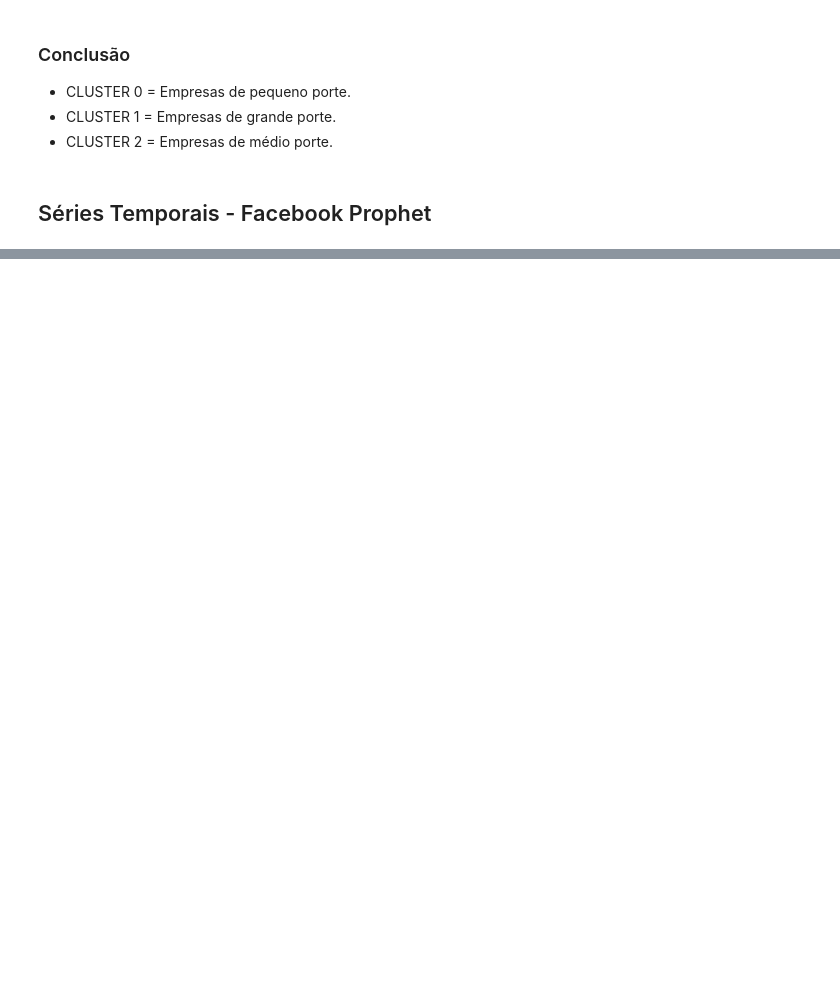
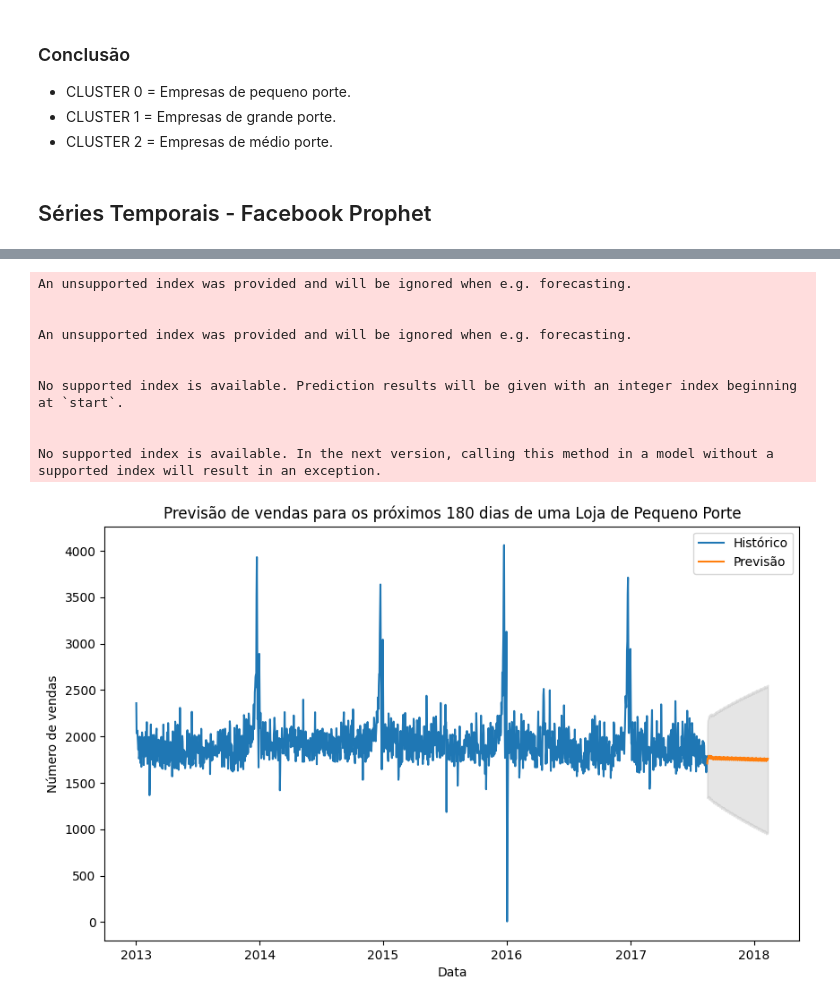
Before and after one commit to lgregs/TCC-PUCSP-CDIA, a Jupyter notebook: StoreSalesTimeSeries.ipynb, the cells around one changed output, grey strips where cells are left out. Saved outputs shown, nothing was run; the diff lists cells and outputs as text; code cells hidden in the pictures; blank space fills up the shorter version.

```diff
--- a/StoreSalesTimeSeries.ipynb
+++ b/StoreSalesTimeSeries.ipynb
@@ -558,0 +574,32 @@ plt.show()
+# %%
+# Ajuste do modelo SARIMA
+model = SARIMAX(df_sarPP['transactions'], order=(1, 1, 1), seasonal_order=(1, 1, 1, 12))
+result = model.fit()
+
+# Previsão dos próximos 180 dias
+forecast = result.get_forecast(steps=180)
+
+# Visualização da previsão
+plt.figure(figsize=(10, 6))
+plt.plot(df_sarPP['date'], df_sarPP['transactions'], label='Histórico')
+plt.plot(pd.date_range(start=df_sarPP['date'].max(), periods=180), forecast.predicted_mean, label='Previsão')
+plt.fill_between(pd.date_range(start=df_sarPP['date'].max(), periods=180),
+                 forecast.conf_int()['lower transactions'],
+                 forecast.conf_int()['upper transactions'], color='gray', alpha=0.2)
+plt.title('Previsão de vendas para os próximos 180 dias de uma Loja de Pequeno Porte')
+plt.xlabel('Data')
+plt.ylabel('Número de vendas')
+plt.legend()
+plt.show()
+# %% [output]
+An unsupported index was provided and will be ignored when e.g. forecasting.
+
+
+An unsupported index was provided and will be ignored when e.g. forecasting.
+
+
+No supported index is available. Prediction results will be given with an integer index beginning at `start`.
+
+
+No supported index is available. In the next version, calling this method in a model without a supported index will result in an exception.
+[figure, added]
```
Also changed, not shown: parts of 17 cells of this notebook.
